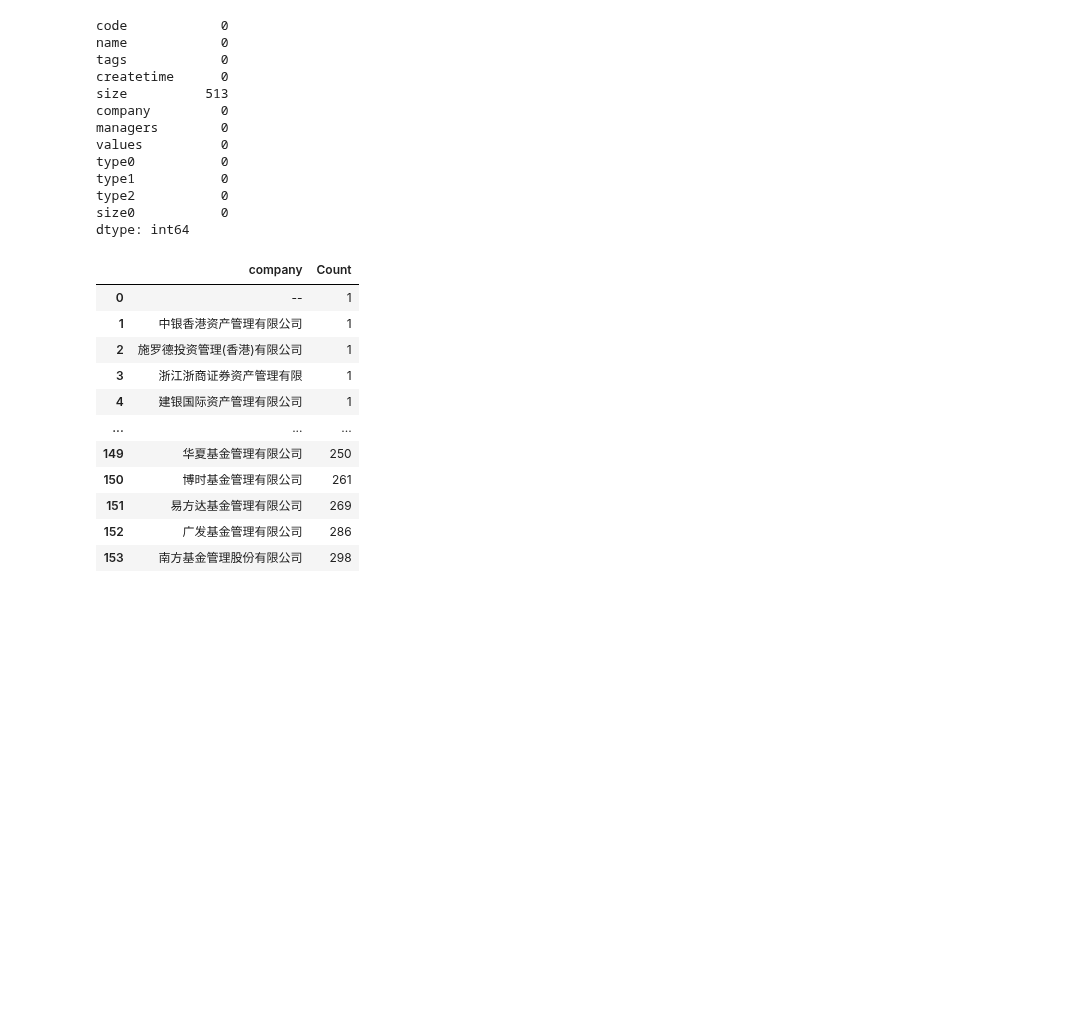
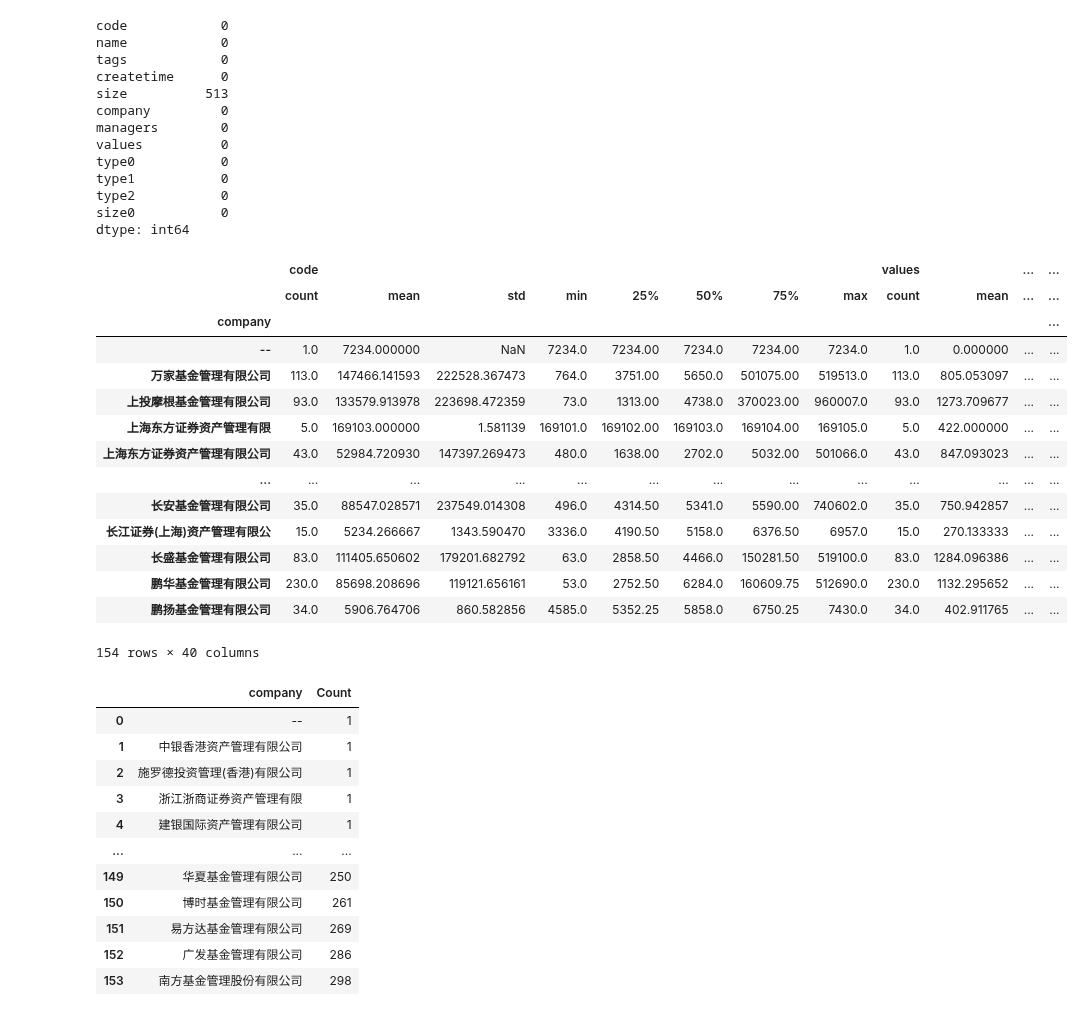
Before and after one commit to zhs007/jupyternotebook.demo, a Jupyter notebook: home/cnfunds/cnfund001.ipynb, the cells around one changed output. Drawn from its saved outputs; the diff is of its cells as text; code cells hidden in the pictures; blank space fills up the shorter version.

```diff
--- a/home/cnfunds/cnfund001.ipynb
+++ b/home/cnfunds/cnfund001.ipynb
@@ -127,6 +127,24 @@ type1           0
 type2           0
 size0           0
 dtype: int64
+# %%
+dfFunds.groupby('company').describe()
+# %% [output]
+|  | code |  |  |  |  |  |  |  | values |  | ... | ... |
+|  | count | mean | std | min | 25% | 50% | 75% | max | count | mean | ... | ... |
+| company |  |  |  |  |  |  |  |  |  |  |  | ... |
+| -- | 1.0 | 7234.000000 | NaN | 7234.0 | 7234.00 | 7234.0 | 7234.00 | 7234.0 | 1.0 | 0.000000 | ... | ... |
+| 万家基金管理有限公司 | 113.0 | 147466.141593 | 222528.367473 | 764.0 | 3751.00 | 5650.0 | 501075.00 | 519513.0 | 113.0 | 805.053097 | ... | ... |
+| 上投摩根基金管理有限公司 | 93.0 | 133579.913978 | 223698.472359 | 73.0 | 1313.00 | 4738.0 | 370023.00 | 960007.0 | 93.0 | 1273.709677 | ... | ... |
+| 上海东方证券资产管理有限 | 5.0 | 169103.000000 | 1.581139 | 169101.0 | 169102.00 | 169103.0 | 169104.00 | 169105.0 | 5.0 | 422.000000 | ... | ... |
+| 上海东方证券资产管理有限公司 | 43.0 | 52984.720930 | 147397.269473 | 480.0 | 1638.00 | 2702.0 | 5032.00 | 501066.0 | 43.0 | 847.093023 | ... | ... |
+| ... | ... | ... | ... | ... | ... | ... | ... | ... | ... | ... | ... | ... |
+| 长安基金管理有限公司 | 35.0 | 88547.028571 | 237549.014308 | 496.0 | 4314.50 | 5341.0 | 5590.00 | 740602.0 | 35.0 | 750.942857 | ... | ... |
+| 长江证券(上海)资产管理有限公 | 15.0 | 5234.266667 | 1343.590470 | 3336.0 | 4190.50 | 5158.0 | 6376.50 | 6957.0 | 15.0 | 270.133333 | ... | ... |
+| 长盛基金管理有限公司 | 83.0 | 111405.650602 | 179201.682792 | 63.0 | 2858.50 | 4466.0 | 150281.50 | 519100.0 | 83.0 | 1284.096386 | ... | ... |
+| 鹏华基金管理有限公司 | 230.0 | 85698.208696 | 119121.656161 | 53.0 | 2752.50 | 6284.0 | 160609.75 | 512690.0 | 230.0 | 1132.295652 | ... | ... |
+| 鹏扬基金管理有限公司 | 34.0 | 5906.764706 | 860.582856 | 4585.0 | 5352.25 | 5858.0 | 6750.25 | 7430.0 | 34.0 | 402.911765 | ... | ... |
+154 rows × 40 columns
 # %%
 dfFunds.groupby('company').size().sort_values().reset_index(name = 'Count')
 # %% [output]
```
Also changed, not shown: parts of 3 cells of this notebook.
